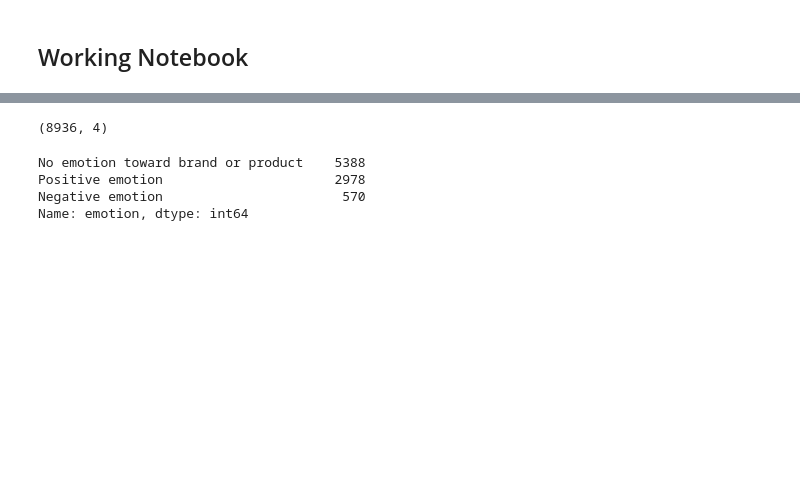
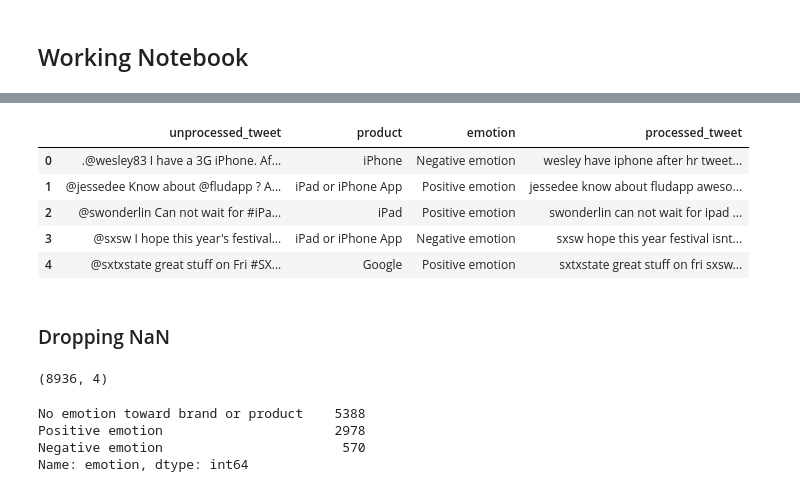
Before and after one commit to aungsias/TwitterNLP, a Jupyter notebook: jf_working.ipynb, the cells around one changed output, grey strips where cells are left out. Saved outputs shown, nothing was run; the diff lists cells and outputs as text; code cells hidden in the pictures; blank space fills up the shorter version.

```diff
--- a/jf_working.ipynb
+++ b/jf_working.ipynb
@@ -43,0 +61,11 @@ Name: emotion, dtype: float64
+# %%
+ex = "[^a-zA-Z\s]"
+
+text = text.str.replace(ex, "", regex=True)
+text = text.str.lower()
+text_str = text.to_string()
+# %%
+from nltk.tokenize import word_tokenize
+
+tokenized_text = text.apply(lambda t: word_tokenize(str(t)))
+tokenized_text
@@ -43,0 +85,4 @@ Name: emotion, dtype: float64
+# %%
+filtered_text = tokenized_text.apply(lambda x: [word for word in x if word not in stop_words])
+filtered_text = tokenized_text.apply(lambda x: [word for word in x if len(word) > 1])
+filtered_text
@@ -43,0 +126,7 @@ Name: emotion, dtype: float64
+# %%
+from nltk.stem import WordNetLemmatizer
+
+lemmatizer = WordNetLemmatizer()
+lemmatized_text = filtered_text.apply(lambda x: [lemmatizer.lemmatize(word) for word in x])
+lemmatized_str = lemmatized_text.apply(lambda x: ' '.join(x))
+lemmatized_str
@@ -43,0 +146,12 @@ Name: emotion, dtype: float64
+# %%
+df["processed_tweet"] = lemmatized_str
+df.head()
+# %% [output]
+|  | unprocessed_tweet | product | emotion | processed_tweet |
+| 0 | .@wesley83 I have a 3G iPhone. Af... | iPhone | Negative emotion | wesley have iphone after hr tweet... |
+| 1 | @jessedee Know about @fludapp ? A... | iPad or iPhone App | Positive emotion | jessedee know about fludapp aweso... |
+| 2 | @swonderlin Can not wait for #iPa... | iPad | Positive emotion | swonderlin can not wait for ipad ... |
+| 3 | @sxsw I hope this year's festival... | iPad or iPhone App | Negative emotion | sxsw hope this year festival isnt... |
+| 4 | @sxtxstate great stuff on Fri #SX... | Google | Positive emotion | sxtxstate great stuff on fri sxsw... |
+# %% [markdown]
+### Dropping NaN
```
Also changed, not shown: parts of 19 cells of this notebook.
